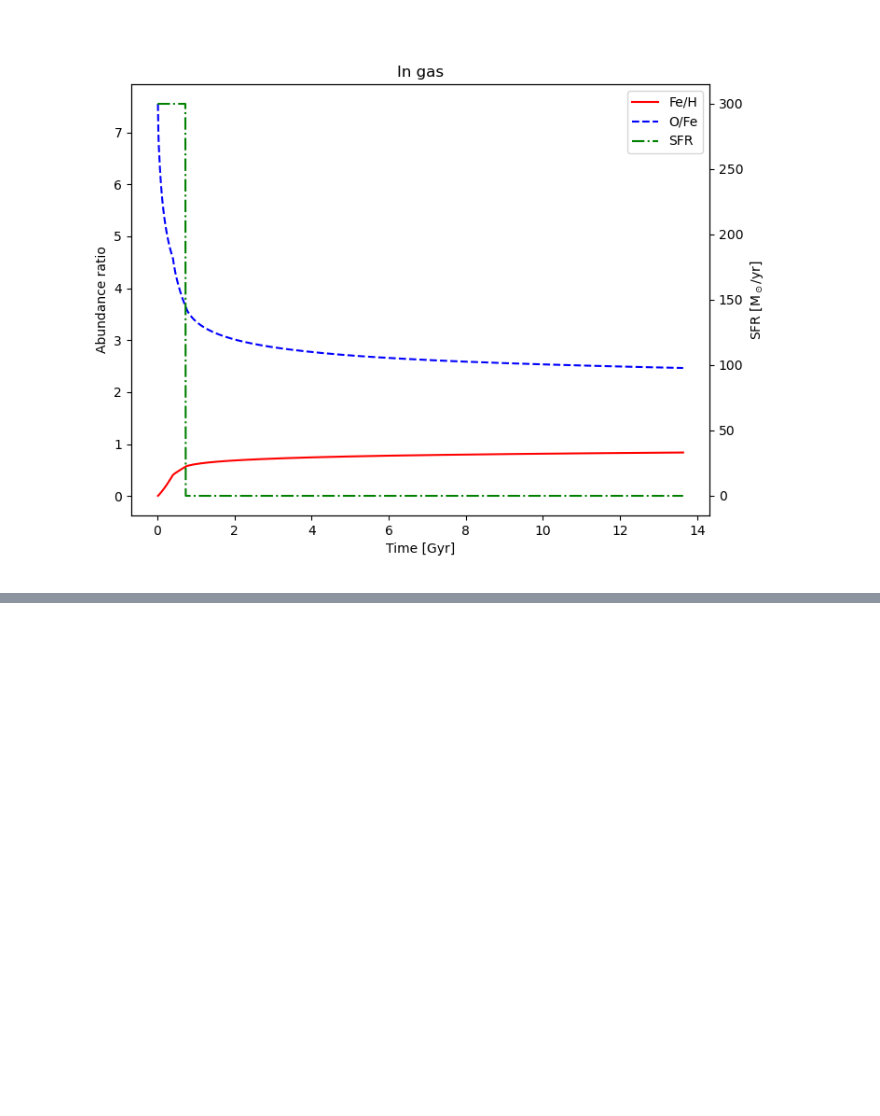
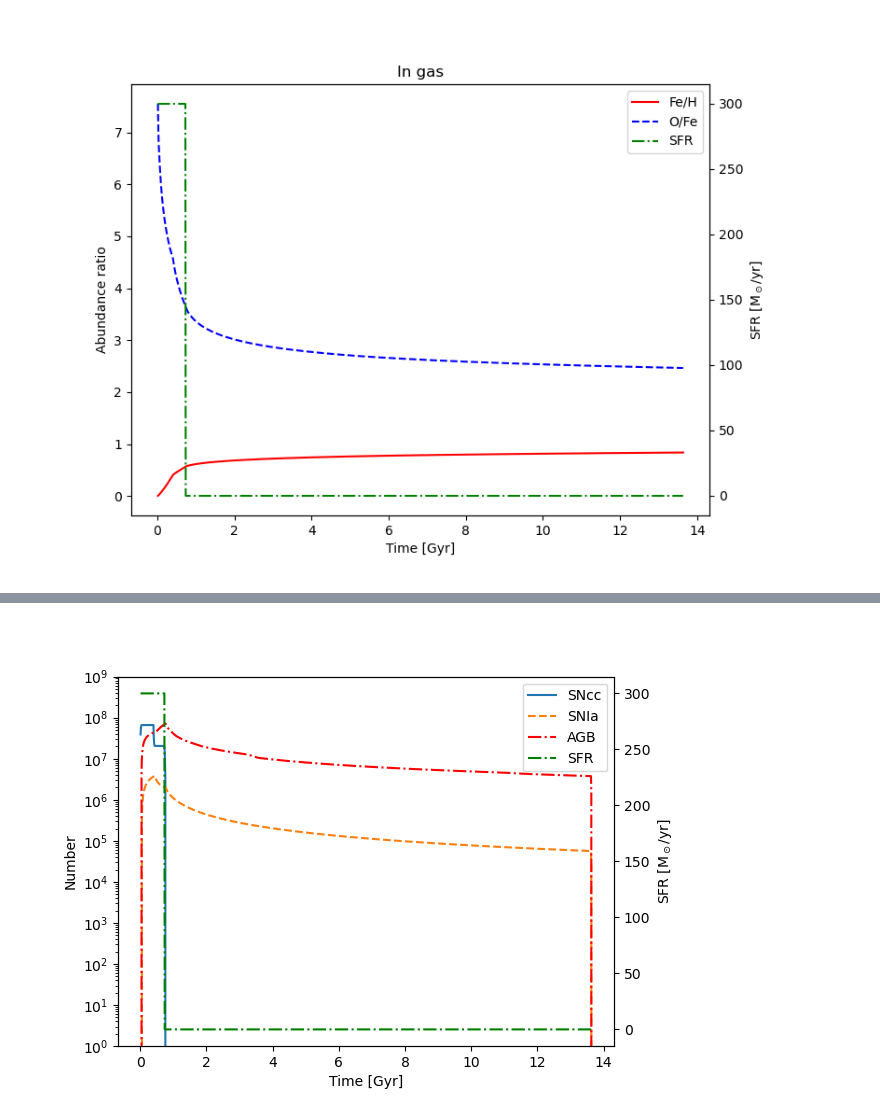
Before and after one commit to liuguanfu1120/ChemEvoIMF, a Jupyter notebook: read_results_example.ipynb, the cells around one changed output, grey strips where cells are left out. Cells and saved outputs as stored; diff of their text form; code cells hidden in the pictures; blank space fills up the shorter version.

```diff
--- a/read_results_example.ipynb
+++ b/read_results_example.ipynb
@@ -43,0 +110,17 @@ plt.show()
+# %%
+fig, ax = plt.subplots()
+line1, = ax.plot(SFH['Age']/1e9, SNccNum, '-')
+line2, = ax.plot(SFH['Age']/1e9, SNIaNum, '--')
+line3, = ax.plot(SFH['Age']/1e9, AGB_Num, 'r-.')
+
+ax1 = ax.twinx()
+line4, = ax1.plot(SFH['Age']/1e9, SFH['SFR'], 'g-.')
+ax.set_ylim(1, 1e9)
+ax.semilogy()
+ax.set_xlabel('Time [Gyr]')
+ax.set_ylabel('Number')
+ax1.set_ylabel(r'SFR [M$_\odot$/yr]')
+ax.legend([line1, line2, line3, line4], ['SNcc', 'SNIa', 'AGB', 'SFR'])
+plt.show()
+# %% [output]
+[figure, added]
```
Also changed, not shown: parts of 11 cells of this notebook, 15 other files.
